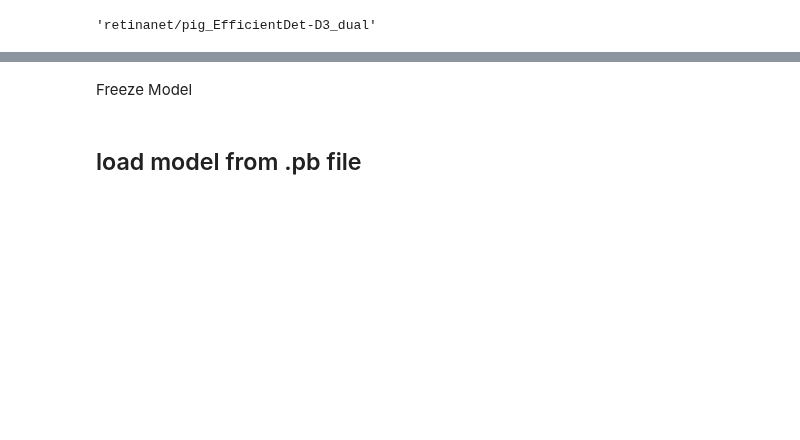
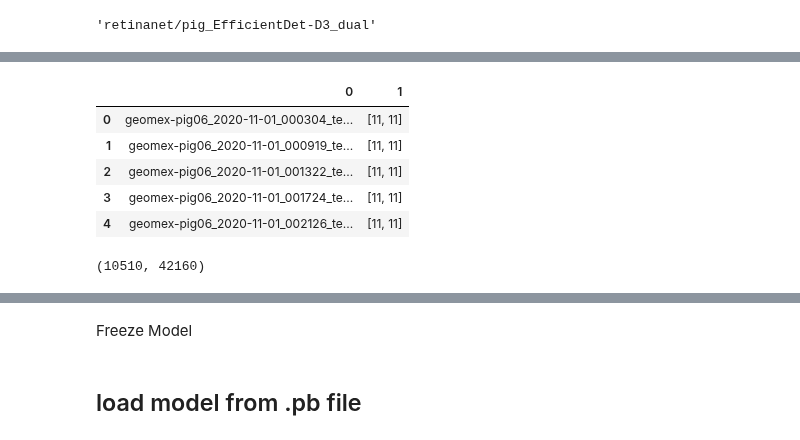
Before and after one commit to sogangori/animal_detection, a Jupyter notebook: pig_v0.1_EfficientNetD2_dual.ipynb, the cells around one changed output, grey strips where cells are left out. Drawn from its saved outputs; the diff is of its cells as text; code cells hidden in the pictures; blank space fills up the shorter version.

```diff
--- a/pig_v0.1_EfficientNetD2_dual.ipynb
+++ b/pig_v0.1_EfficientNetD2_dual.ipynb
@@ -1749,7 +1748,7 @@ def load_weight():
     model.load_weights(weights_dir)
 # %%
 #optimizer = tf.optimizers.SGD(learning_rate=1e-5, momentum=0.1, clipvalue=5.)#warm up clipvalue=10. !
-optimizer = tf.optimizers.SGD(learning_rate=1e-4, momentum=0.1, clipvalue=10.)
+optimizer = tf.optimizers.SGD(learning_rate=1e-3, momentum=0.1, clipvalue=10.)
 loss_detect = RetinaNetLoss(num_classes)
 model = createRetinaNet(num_classes, anchor_k)
 metrics = [recall, precision, accuracy]
@@ -1903,0 +1973,5 @@ check_test(dataset, bbox_list_train, step=1000)
+# %%
+path_test= '/home/mvlab/Downloads/dataset/pig/pig6*/*/*/*.jpg'
+# %%
+list_path = np.sort(glob(path_test))
+len(list_path), list_path[0], list_path[-1]
@@ -1903,0 +1982,2 @@ check_test(dataset, bbox_list_train, step=1000)
+# %%
+detected_path, detected_boxs = test_image(list_path)
@@ -1903,0 +2002,27 @@ check_test(dataset, bbox_list_train, step=1000)
+# %%
+df = pd.DataFrame((detected_path, detected_boxs)).T
+df.head()
+# %% [output]
+|  | 0 | 1 |
+| 0 | geomex-pig06_2020-11-01_000304_te... | [11, 11] |
+| 1 | geomex-pig06_2020-11-01_000919_te... | [11, 11] |
+| 2 | geomex-pig06_2020-11-01_001322_te... | [11, 11] |
+| 3 | geomex-pig06_2020-11-01_001724_te... | [11, 11] |
+| 4 | geomex-pig06_2020-11-01_002126_te... | [11, 11] |
+# %%
+list_file = []
+list_cls = []
+for i in range(len(df)):
+    file_name = df.loc[i, 0]
+    cls_list = list(df.loc[i, 1])
+    for j in range(len(cls_list)):
+        cls = cls_list[j]
+        if cls < len(class_names_kor):
+            cls_name = class_names_kor[cls]
+            list_file.append(file_name)
+            list_cls.append(cls_name)
+
+    #print(file_name, cls_list)
+len(df), len(list_file)
+# %% [output]
+(10510, 42160)
```
Also changed, not shown: parts of 20 cells of this notebook, 1 other file.
